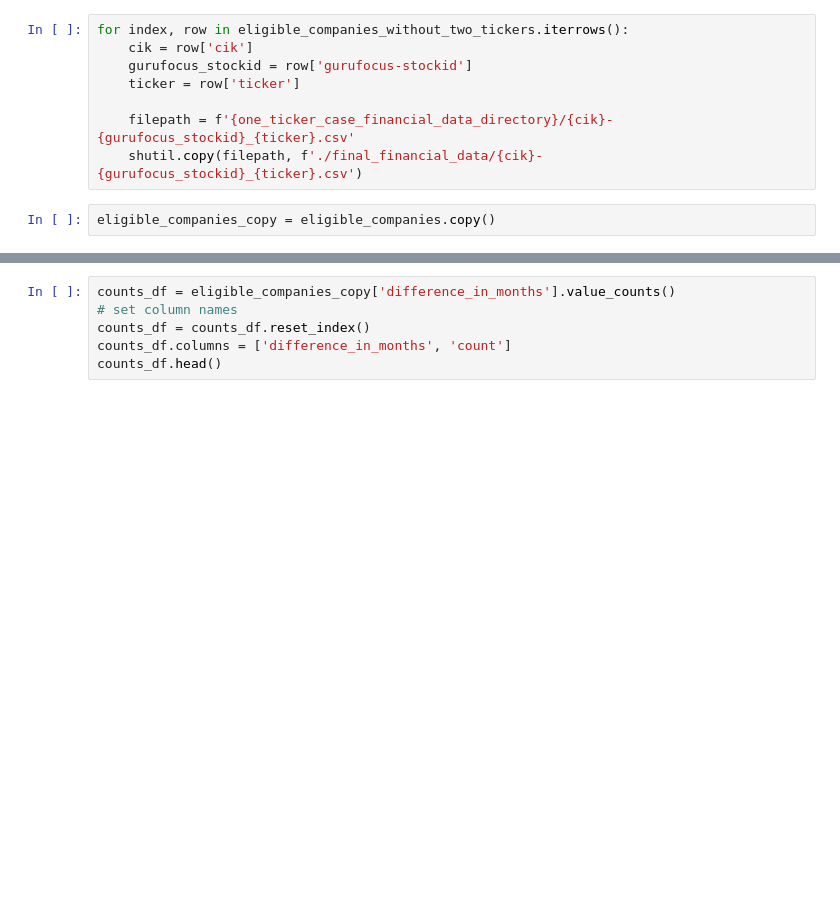
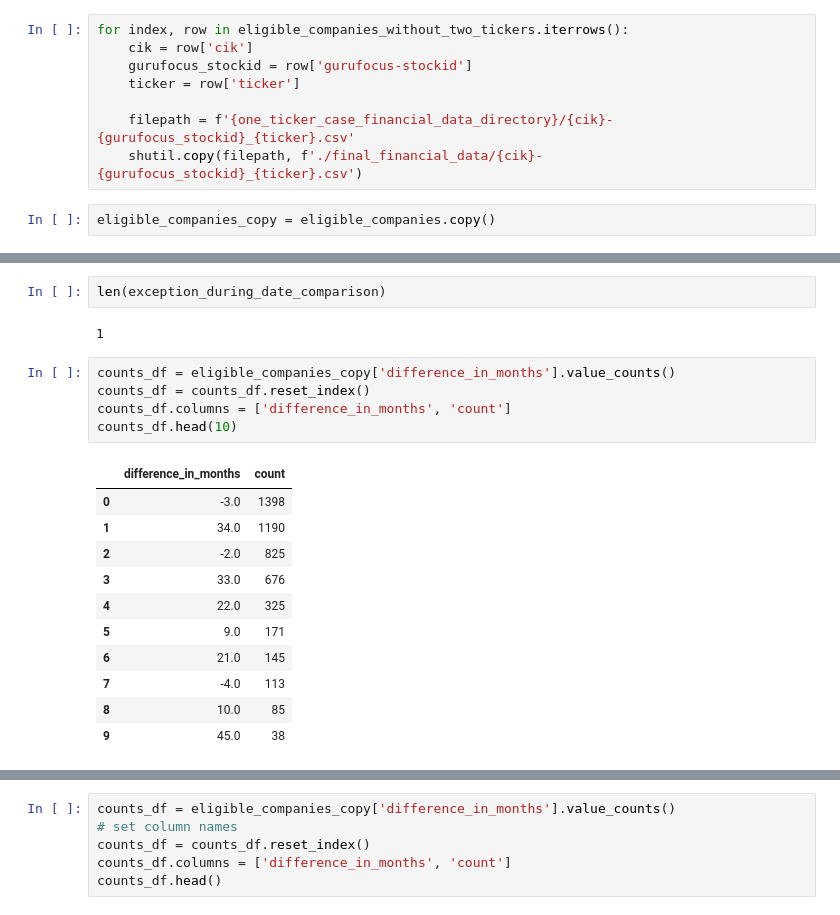
Before and after one commit to grepoz/bankruptcy-prophet, a Jupyter notebook: dataset/financial-data-processing.ipynb, the cells around one changed output, grey strips where cells are left out. Cells and saved outputs as stored; diff of their text form; blank space fills up the shorter version.

```diff
--- a/dataset/financial-data-processing.ipynb
+++ b/dataset/financial-data-processing.ipynb
@@ -114,0 +165,21 @@ for index, row in eligible_companies_copy.iterrows():
+# %%
+len(exception_during_date_comparison)
+# %% [output]
+1
+# %%
+counts_df = eligible_companies_copy['difference_in_months'].value_counts()
+counts_df = counts_df.reset_index()
+counts_df.columns = ['difference_in_months', 'count']
+counts_df.head(10)
+# %% [output]
+|  | difference_in_months | count |
+| 0 | -3.0 | 1398 |
+| 1 | 34.0 | 1190 |
+| 2 | -2.0 | 825 |
+| 3 | 33.0 | 676 |
+| 4 | 22.0 | 325 |
+| 5 | 9.0 | 171 |
+| 6 | 21.0 | 145 |
+| 7 | -4.0 | 113 |
+| 8 | 10.0 | 85 |
+| 9 | 45.0 | 38 |
```
Also changed, not shown: parts of 12 cells of this notebook, 6 other files.
